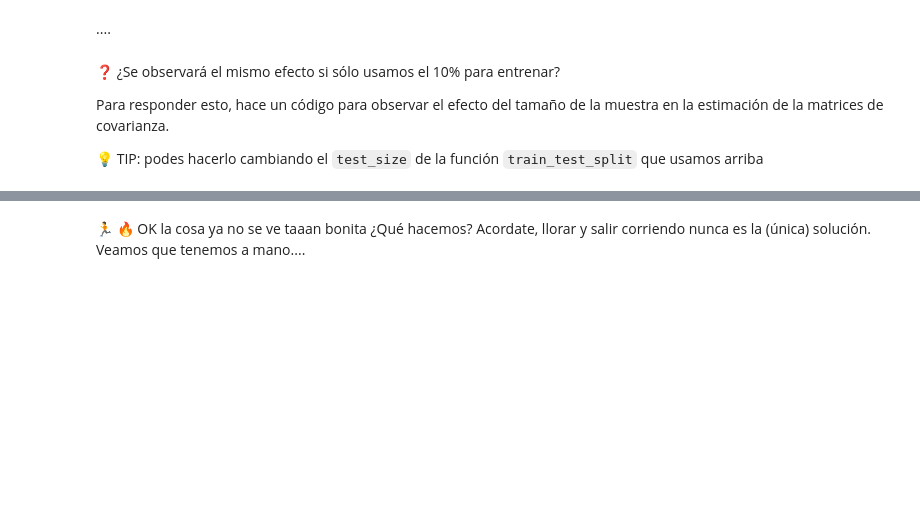
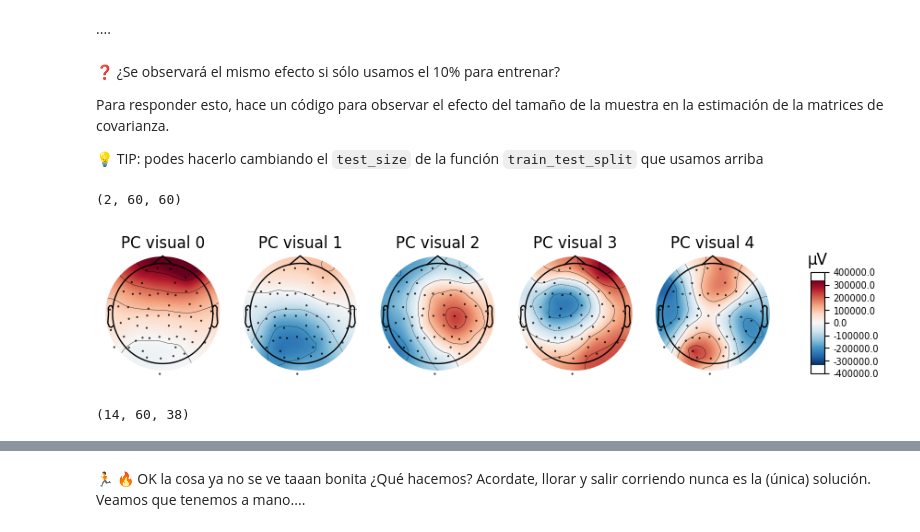
Before and after one commit to FeliGG25/cursoBCI, a Jupyter notebook: Módulo III/Parte II/TPLC_03b_alumnos.ipynb, the cells around one changed output, grey strips where cells are left out. Drawn from its saved outputs; the diff is of its cells as text; code cells hidden in the pictures; blank space fills up the shorter version.

```diff
--- a/Módulo III/Parte II/TPLC_03b_alumnos.ipynb
+++ b/Módulo III/Parte II/TPLC_03b_alumnos.ipynb
@@ -66,6 +124,6 @@ Separamos en datos y etiquetas y comprobamos la cantidad de elementos de cada cl
 # %%
 # Get data and labels
 labels = epochs_erp.events[:, -1]
-data = epochs_erp.get_data(copy=True)
+data = epochs_erp.get_data()
 print(np.shape(data))
 print(sum(labels==1))
@@ -157,0 +226,28 @@ Para responder esto, hace un código para observar el efecto del tamaño de la m
+# %%
+X_train2, X_test2, y_train2, y_test2 = train_test_split(data, labels, test_size=0.9, random_state=42, stratify=labels)
+
+covs2 = compute_covariance_matrices(X_train, y_train)
+print(np.shape(covs2))
+
+pca12 = PCA().fit(covs2[0])
+wpca12 = pca12.components_
+
+pca22 = PCA().fit(covs2[1])
+wpca22 = pca22.components_
+
+
+# aux_info = epochs_erp.copy().resample(1).info  # make it 1Hz for plotting
+
+# create an evoked
+patterns2 = mne.EvokedArray(wpca12.T, aux_info, tmin=0)
+# plot the first 4 components
+components = np.arange(5)
+patterns2.plot_topomap(
+            times=components,
+            time_format="PC visual %d")
+
+np.shape(X_train2)
+# %% [output]
+(2, 60, 60)
+[figure, added]
+(14, 60, 38)
```
Also changed, not shown: parts of 18 cells of this notebook, 2 other files.
